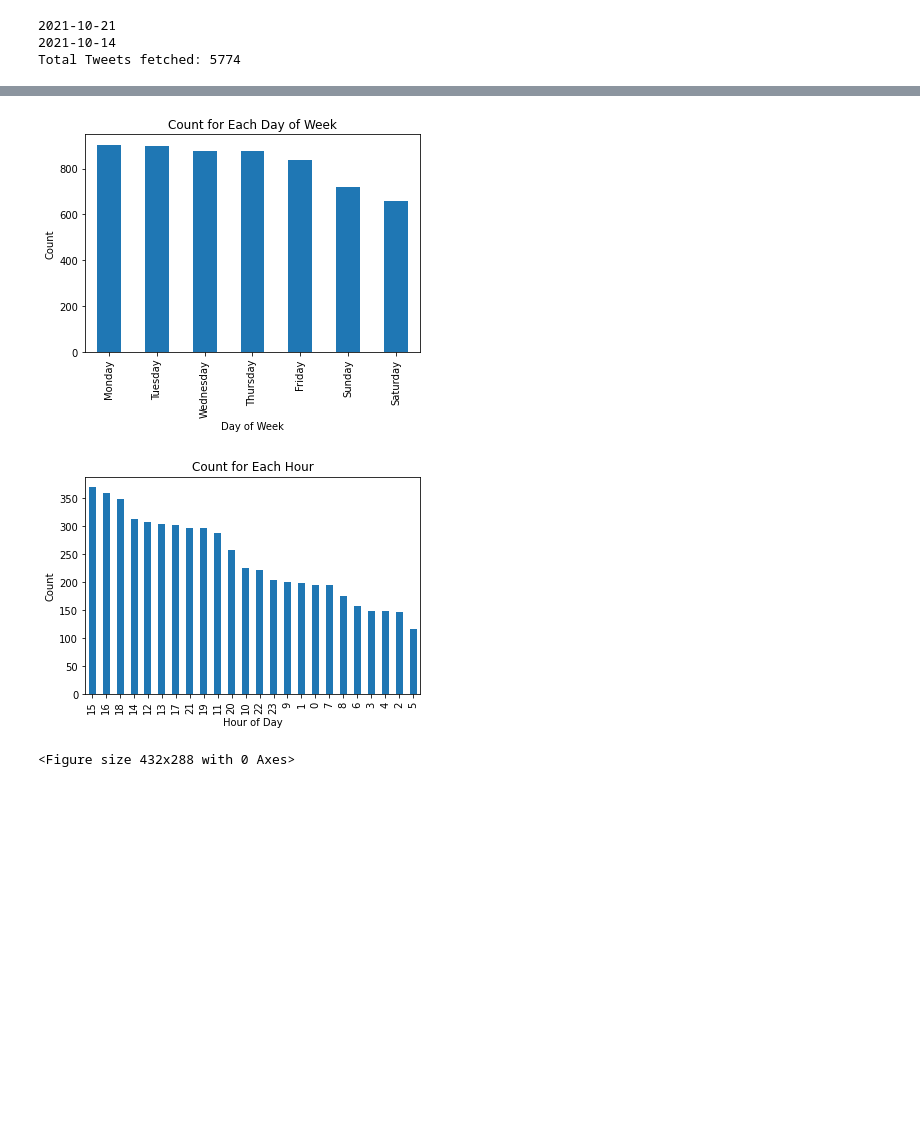
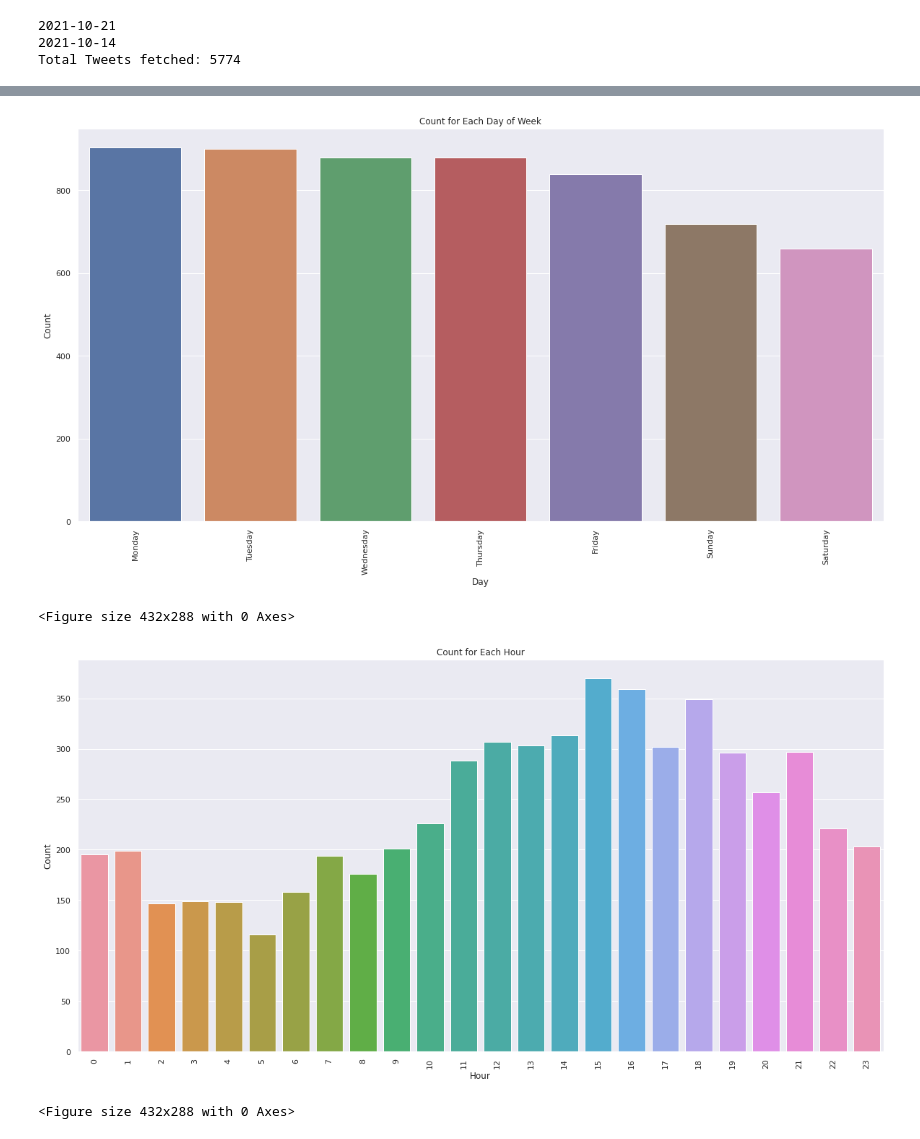
Before and after one commit to claredavies/DataScienceCoursework, a Jupyter notebook: DataScience3Twitter.ipynb, the cells around one changed output, grey strips where cells are left out. Saved outputs shown, nothing was run; the diff lists cells and outputs as text; code cells hidden in the pictures; blank space fills up the shorter version.

Commit message:
Recreated the day and time using seaborn plt (nicer)

```diff
--- a/DataScience3Twitter.ipynb
+++ b/DataScience3Twitter.ipynb
@@ -84,24 +84,32 @@ tweets_df.head(3)
 # %%
 import matplotlib.pyplot as plt
 import numpy as np
+import seaborn as sns
 
-tweet_day_plot = tweets_df['day'].value_counts(sort=True).plot.bar()
-plt.xlabel('Day of Week')
-plt.ylabel('Count')
-plt.title('Count for Each Day of Week')
+fig, ax1 = plt.subplots()
+sns.barplot(x=tweets_df['day'].value_counts(sort=True).index, y=tweets_df['day'].value_counts(sort=True),ax=ax1).set_title("Count for Each Day of Week")
+fig_text = plt.gcf()
+fig_text.set_size_inches(20, 10)
+plt.xticks(rotation=90)
+plt.xlabel("Day")
+plt.ylabel("Count")
 plt.show()
 plt.clf()
 
-tweet_hour_plot = tweets_df['hour'].value_counts(sort=True).plot.bar()
-plt.xlabel('Hour of Day')
-plt.ylabel('Count')
-plt.title('Count for Each Hour')
+fig, ax2 = plt.subplots()
+sns.barplot(x=tweets_df['hour'].value_counts(sort=True).index, y=tweets_df['hour'].value_counts(sort=True),ax=ax2).set_title("Count for Each Hour")
+fig_text = plt.gcf()
+fig_text.set_size_inches(20, 10)
+plt.xticks(rotation=90)
+plt.xlabel("Hour")
+plt.ylabel("Count")
 plt.show()
 plt.clf()
 # %% [output]
-[figure, old version]
+[figure, new version]
+<Figure size 432x288 with 0 Axes>
-[figure, old version]
+[figure, new version]
-<Figure size 432x288 with 0 Axes>
+<Figure size 432x288 with 0 Axes>
 # %%
 from collections import Counter
 import seaborn as sns
```
Also changed, not shown: parts of 1 cell of this notebook.
